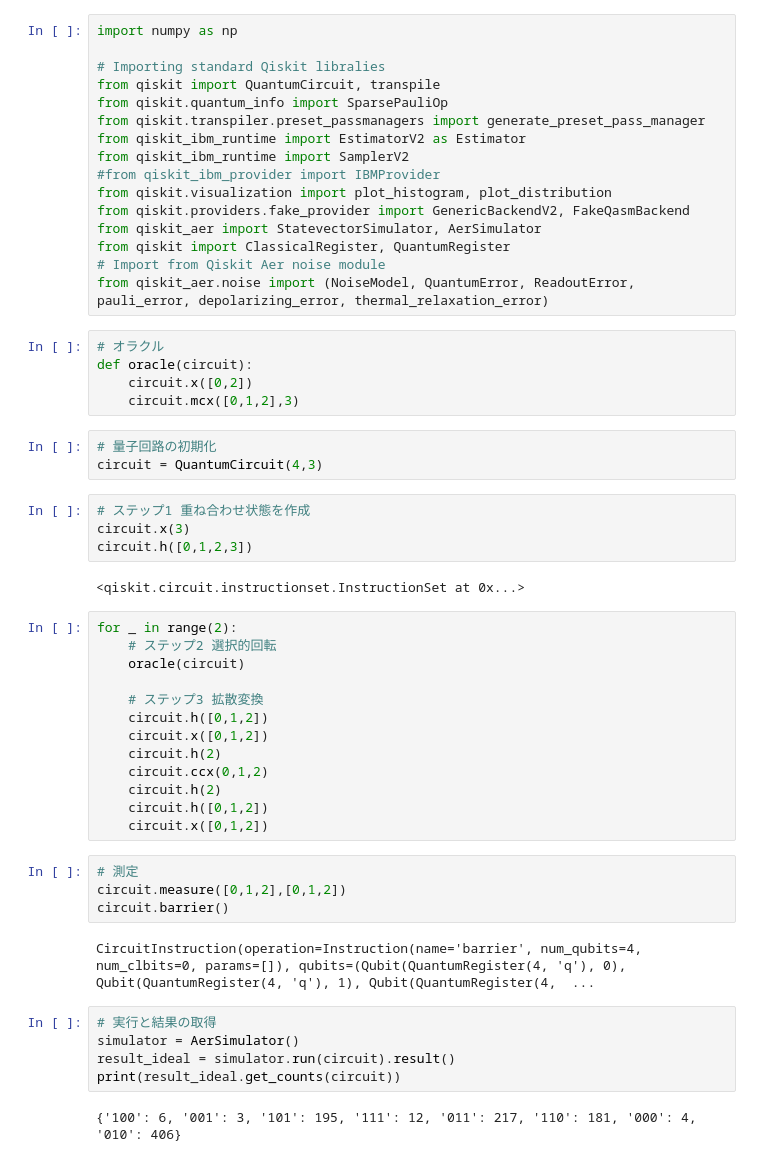
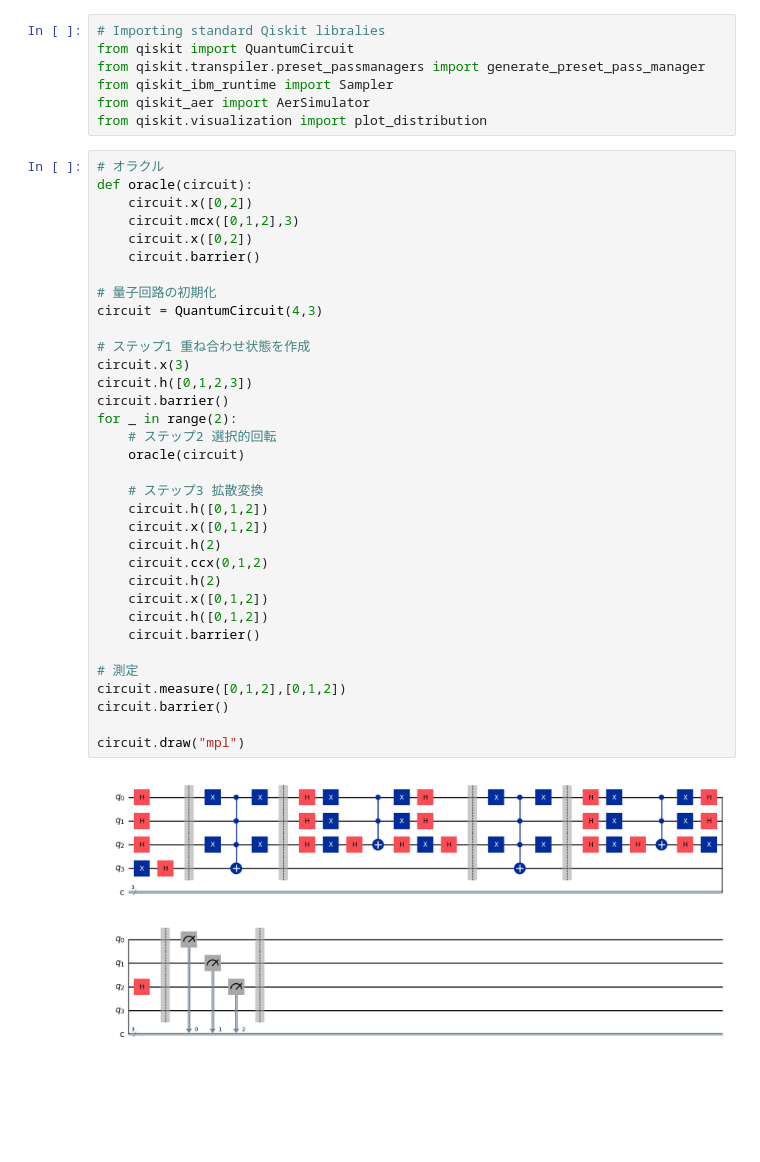
Before and after one commit to wg-quantum/2024-b-06, a Jupyter notebook: Qiskit_1_0/list12.1.ipynb, the cells around one changed output. Drawn from its saved outputs; the diff is of its cells as text; blank space fills up the shorter version.

Commit message:
update grover circuit

```diff
--- a/Qiskit_1_0/list12.1.ipynb
+++ b/Qiskit_1_0/list12.1.ipynb
@@ -1,56 +1,43 @@
 # %%
-import numpy as np
-
 # Importing standard Qiskit libralies
-from qiskit import QuantumCircuit, transpile
-from qiskit.quantum_info import SparsePauliOp
+from qiskit import QuantumCircuit
 from qiskit.transpiler.preset_passmanagers import generate_preset_pass_manager
-from qiskit_ibm_runtime import EstimatorV2 as Estimator
-from qiskit_ibm_runtime import SamplerV2
-#from qiskit_ibm_provider import IBMProvider
-from qiskit.visualization import plot_histogram, plot_distribution
-from qiskit.providers.fake_provider import GenericBackendV2, FakeQasmBackend
-from qiskit_aer import StatevectorSimulator, AerSimulator
-from qiskit import ClassicalRegister, QuantumRegister
-# Import from Qiskit Aer noise module
-from qiskit_aer.noise import (NoiseModel, QuantumError, ReadoutError, pauli_error, depolarizing_error, thermal_relaxation_error)
+from qiskit_ibm_runtime import Sampler
+from qiskit_aer import AerSimulator
+from qiskit.visualization import plot_distribution
-# %%
-# オラクル
-def oracle(circuit):
-    circuit.x([0,2])
-    circuit.mcx([0,1,2],3)
-# %%
-# 量子回路の初期化
-circuit = QuantumCircuit(4,3)
-# %%
-# ステップ1 重ね合わせ状態を作成
-circuit.x(3)
-circuit.h([0,1,2,3])
-# %% [output]
-<qiskit.circuit.instructionset.InstructionSet at 0x...>
 # %%
+# オラクル
+def oracle(circuit):
+    circuit.x([0,2])
+    circuit.mcx([0,1,2],3)
+    circuit.x([0,2])
+    circuit.barrier()
+
+# 量子回路の初期化
+circuit = QuantumCircuit(4,3)
+
+# ステップ1 重ね合わせ状態を作成
+circuit.x(3)
+circuit.h([0,1,2,3])
+circuit.barrier()
 for _ in range(2):
     # ステップ2 選択的回転
     oracle(circuit)
 
     # ステップ3 拡散変換
     circuit.h([0,1,2])
     circuit.x([0,1,2])
     circuit.h(2)
     circuit.ccx(0,1,2)
     circuit.h(2)
+    circuit.x([0,1,2])
     circuit.h([0,1,2])
-    circuit.x([0,1,2])
+    circuit.barrier()
+
+# 測定
+circuit.measure([0,1,2],[0,1,2])
+circuit.barrier()
+
+circuit.draw("mpl")
+# %% [output]
+[figure, added]
-# %%
-# 測定
-circuit.measure([0,1,2],[0,1,2])
-circuit.barrier()
-# %% [output]
-CircuitInstruction(operation=Instruction(name='barrier', num_qubits=4, num_clbits=0, params=[]), qubits=(Qubit(QuantumRegister(4, 'q'), 0), Qubit(QuantumRegister(4, 'q'), 1), Qubit(QuantumRegister(4,  ...
-# %%
-# 実行と結果の取得
-simulator = AerSimulator()
-result_ideal = simulator.run(circuit).result()
-print(result_ideal.get_counts(circuit))
-# %% [output]
-{'100': 6, '001': 3, '101': 195, '111': 12, '011': 217, '110': 181, '000': 4, '010': 406}
```
Also changed, not shown: parts of 2 cells of this notebook.
